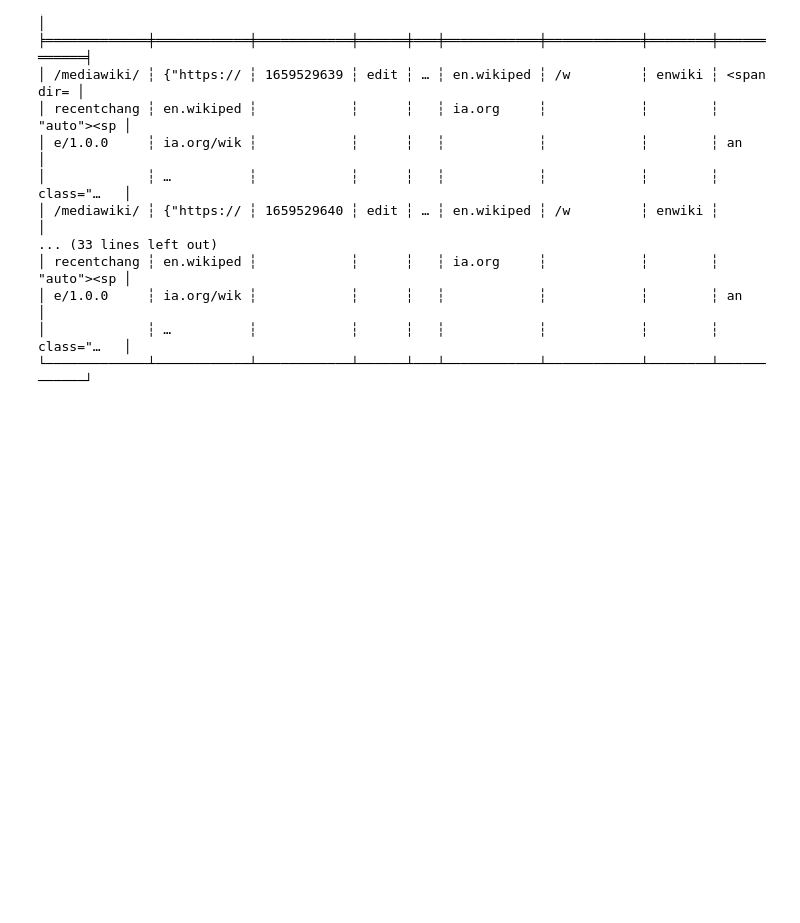
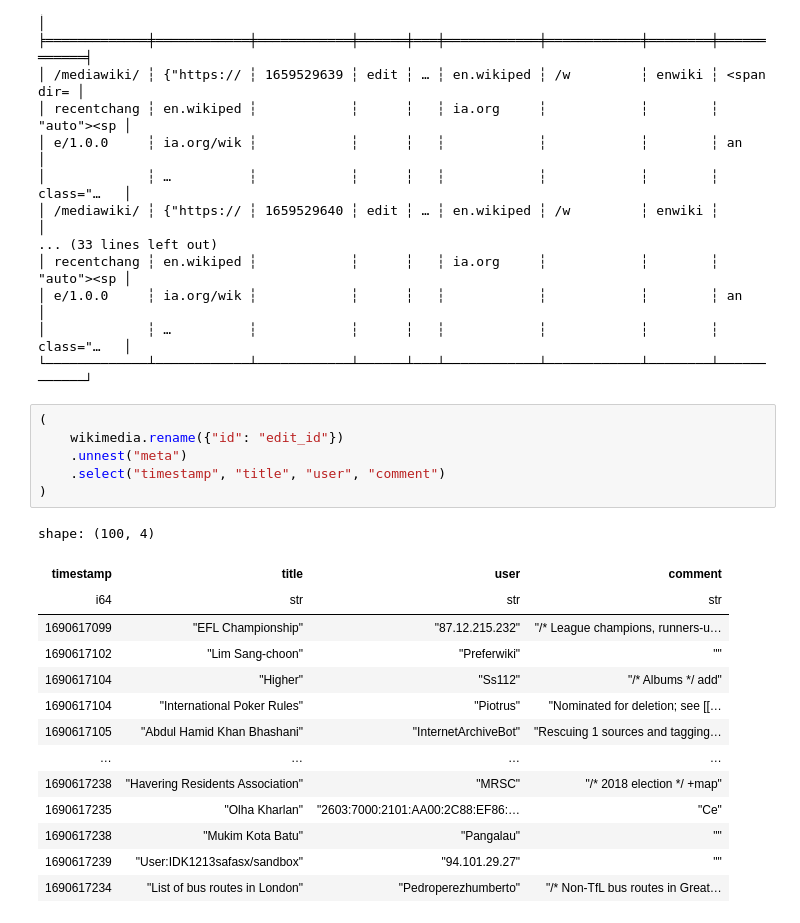
Before and after one commit to valkravchen/polars-learn, a Jupyter notebook: notebooks/chapter_06.ipynb, the cells around one changed output. Cells and saved outputs as stored; diff of their text form; blank space fills up the shorter version.

```diff
--- a/notebooks/chapter_06.ipynb
+++ b/notebooks/chapter_06.ipynb
@@ -277,3 +277,24 @@ shape: (100, 20)
 │ e/1.0.0     ┆ ia.org/wik ┆            ┆      ┆   ┆            ┆            ┆        ┆ an         │
 │             ┆ …          ┆            ┆      ┆   ┆            ┆            ┆        ┆ class="…   │
 └─────────────┴────────────┴────────────┴──────┴───┴────────────┴────────────┴────────┴────────────┘
+# %%
+(
+    wikimedia.rename({"id": "edit_id"})
+    .unnest("meta")
+    .select("timestamp", "title", "user", "comment")
+)
+# %% [output]
+shape: (100, 4)
+| timestamp | title | user | comment |
+| i64 | str | str | str |
+| 1690617099 | "EFL Championship" | "87.12.215.232" | "/* League champions, runners-u… |
+| 1690617102 | "Lim Sang-choon" | "Preferwiki" | "" |
+| 1690617104 | "Higher" | "Ss112" | "/* Albums */ add" |
+| 1690617104 | "International Poker Rules" | "Piotrus" | "Nominated for deletion; see [[… |
+| 1690617105 | "Abdul Hamid Khan Bhashani" | "InternetArchiveBot" | "Rescuing 1 sources and tagging… |
+| … | … | … | … |
+| 1690617238 | "Havering Residents Association" | "MRSC" | "/* 2018 election */ +map" |
+| 1690617235 | "Olha Kharlan" | "2603:7000:2101:AA00:2C88:EF86:… | "Ce" |
+| 1690617238 | "Mukim Kota Batu" | "Pangalau" | "" |
+| 1690617239 | "User:IDK1213safasx/sandbox" | "94.101.29.27" | "" |
+| 1690617234 | "List of bus routes in London" | "Pedroperezhumberto" | "/* Non-TfL bus routes in Great… |
```
